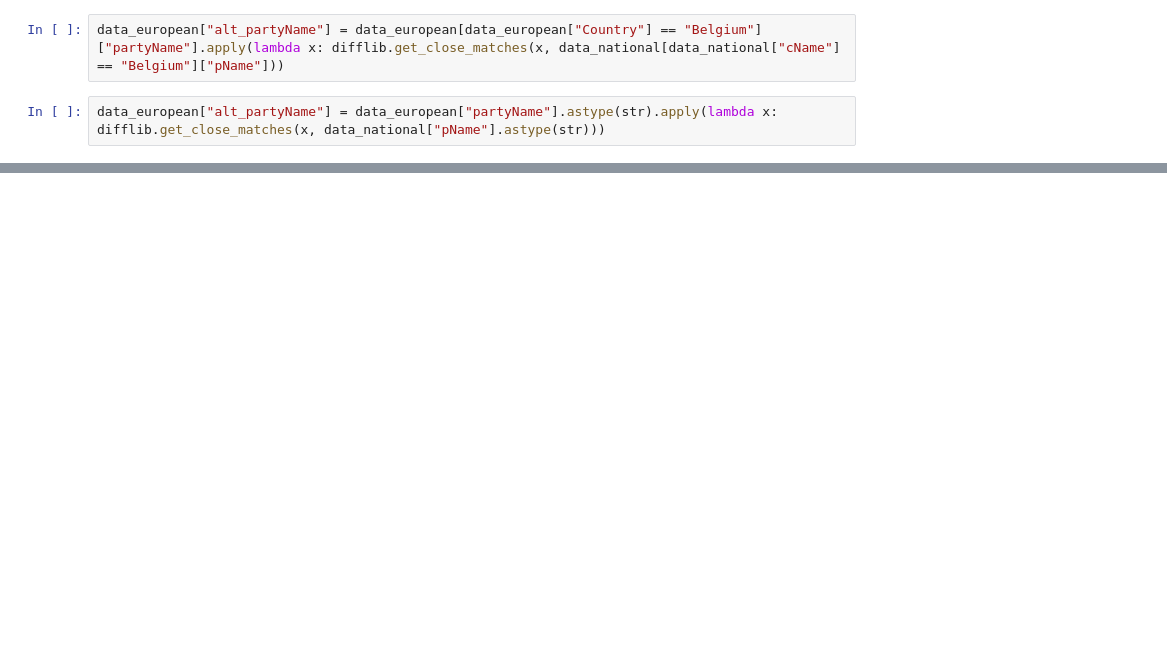
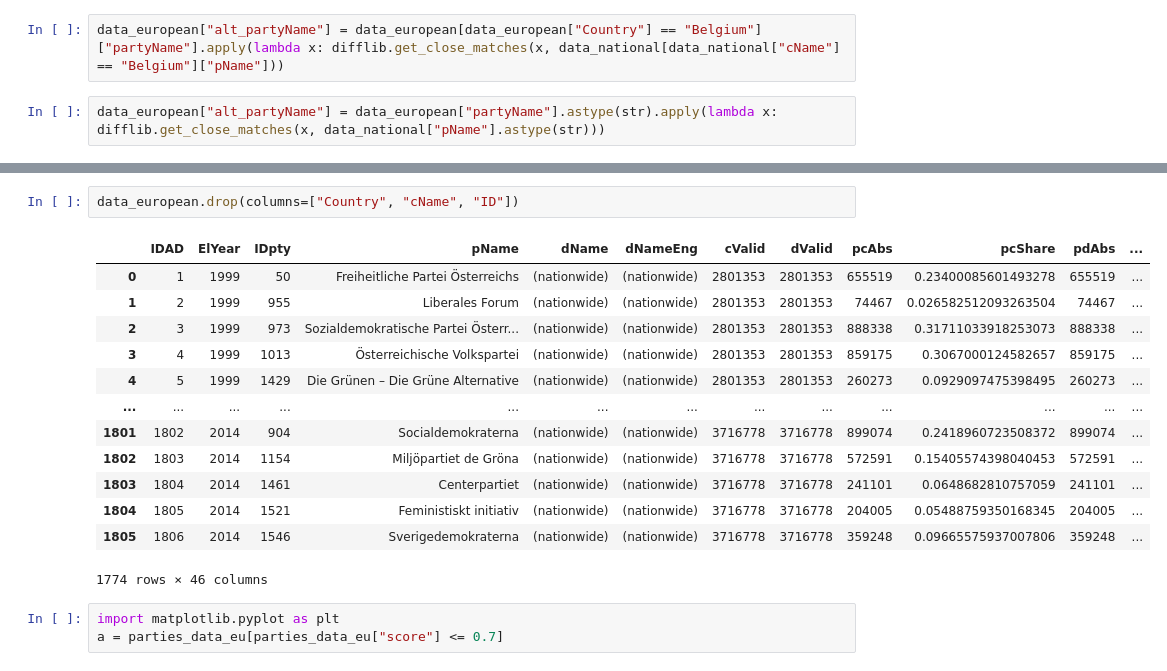
Before and after one commit to Drodriguez-9/european_vote_analysis, a Jupyter notebook: src/data/preprocess.ipynb, the cells around one changed output, grey strips where cells are left out. Drawn from its saved outputs; the diff is of its cells as text; blank space fills up the shorter version.

```diff
--- a/src/data/preprocess.ipynb
+++ b/src/data/preprocess.ipynb
@@ -96,0 +89,19 @@ parties_data_eu.correspondance.isna().sum()
+# %%
+data_european.drop(columns=["Country", "cName", "ID"])
+# %% [output]
+|  | IDAD | ElYear | IDpty | pName | dName | dNameEng | cValid | dValid | pcAbs | pcShare | pdAbs | ... |
+| 0 | 1 | 1999 | 50 | Freiheitliche Partei Österreichs | (nationwide) | (nationwide) | 2801353 | 2801353 | 655519 | 0.23400085601493278 | 655519 | ... |
+| 1 | 2 | 1999 | 955 | Liberales Forum | (nationwide) | (nationwide) | 2801353 | 2801353 | 74467 | 0.026582512093263504 | 74467 | ... |
+| 2 | 3 | 1999 | 973 | Sozialdemokratische Partei Österr... | (nationwide) | (nationwide) | 2801353 | 2801353 | 888338 | 0.31711033918253073 | 888338 | ... |
+| 3 | 4 | 1999 | 1013 | Österreichische Volkspartei | (nationwide) | (nationwide) | 2801353 | 2801353 | 859175 | 0.3067000124582657 | 859175 | ... |
+| 4 | 5 | 1999 | 1429 | Die Grünen – Die Grüne Alternative | (nationwide) | (nationwide) | 2801353 | 2801353 | 260273 | 0.0929097475398495 | 260273 | ... |
+| ... | ... | ... | ... | ... | ... | ... | ... | ... | ... | ... | ... | ... |
+| 1801 | 1802 | 2014 | 904 | Socialdemokraterna | (nationwide) | (nationwide) | 3716778 | 3716778 | 899074 | 0.2418960723508372 | 899074 | ... |
+| 1802 | 1803 | 2014 | 1154 | Miljöpartiet de Gröna | (nationwide) | (nationwide) | 3716778 | 3716778 | 572591 | 0.15405574398040453 | 572591 | ... |
+| 1803 | 1804 | 2014 | 1461 | Centerpartiet | (nationwide) | (nationwide) | 3716778 | 3716778 | 241101 | 0.0648682810757059 | 241101 | ... |
+| 1804 | 1805 | 2014 | 1521 | Feministiskt initiativ | (nationwide) | (nationwide) | 3716778 | 3716778 | 204005 | 0.05488759350168345 | 204005 | ... |
+| 1805 | 1806 | 2014 | 1546 | Sverigedemokraterna | (nationwide) | (nationwide) | 3716778 | 3716778 | 359248 | 0.09665575937007806 | 359248 | ... |
+1774 rows × 46 columns
+# %%
+import matplotlib.pyplot as plt
+a = parties_data_eu[parties_data_eu["score"] <= 0.7]
```
Also changed, not shown: parts of 20 cells of this notebook.
